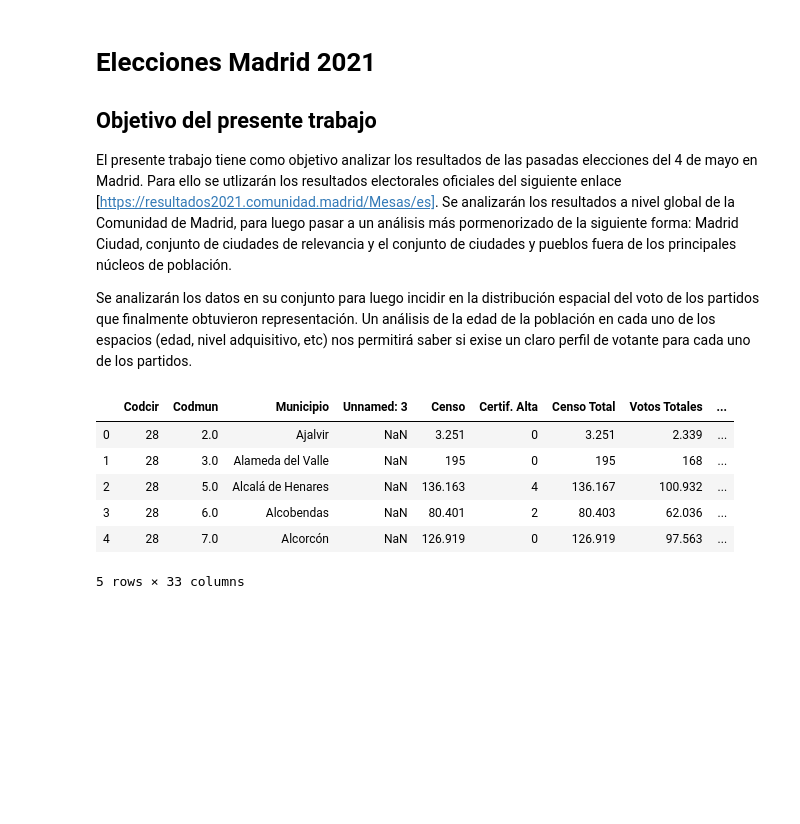
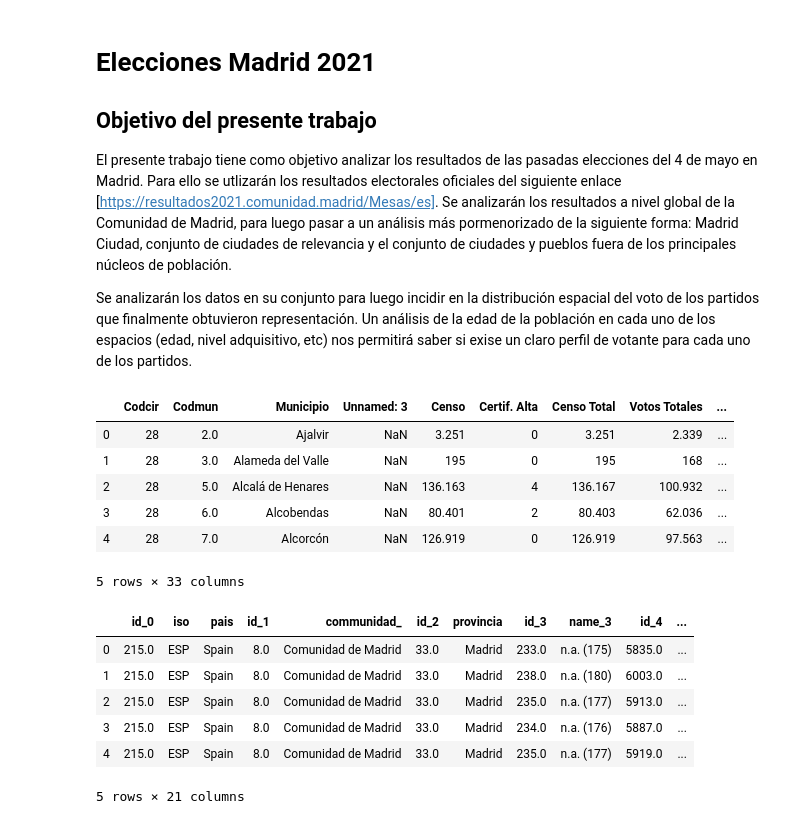
Before and after one commit to BernardoJoseLlamasVerna/Madrid_Elections_2021, a Jupyter notebook: MadridElections.ipynb, the cells around one changed output. Cells and saved outputs as stored; diff of their text form; code cells hidden in the pictures; blank space fills up the shorter version.

```diff
--- a/MadridElections.ipynb
+++ b/MadridElections.ipynb
@@ -23,0 +27,12 @@ data.head()
+# %%
+municipios = 'https://raw.githubusercontent.com/FMullor/TopoJson/master/MadridMunicipios.geojson'
+map_municipios = gpd.read_file(municipios)
+map_municipios.head()
+# %% [output]
+|  | id_0 | iso | pais | id_1 | communidad_ | id_2 | provincia | id_3 | name_3 | id_4 | ... |
+| 0 | 215.0 | ESP | Spain | 8.0 | Comunidad de Madrid | 33.0 | Madrid | 233.0 | n.a. (175) | 5835.0 | ... |
+| 1 | 215.0 | ESP | Spain | 8.0 | Comunidad de Madrid | 33.0 | Madrid | 238.0 | n.a. (180) | 6003.0 | ... |
+| 2 | 215.0 | ESP | Spain | 8.0 | Comunidad de Madrid | 33.0 | Madrid | 235.0 | n.a. (177) | 5913.0 | ... |
+| 3 | 215.0 | ESP | Spain | 8.0 | Comunidad de Madrid | 33.0 | Madrid | 234.0 | n.a. (176) | 5887.0 | ... |
+| 4 | 215.0 | ESP | Spain | 8.0 | Comunidad de Madrid | 33.0 | Madrid | 235.0 | n.a. (177) | 5919.0 | ... |
+5 rows × 21 columns
```
Also changed, not shown: parts of 6 cells of this notebook, 1 other file.
